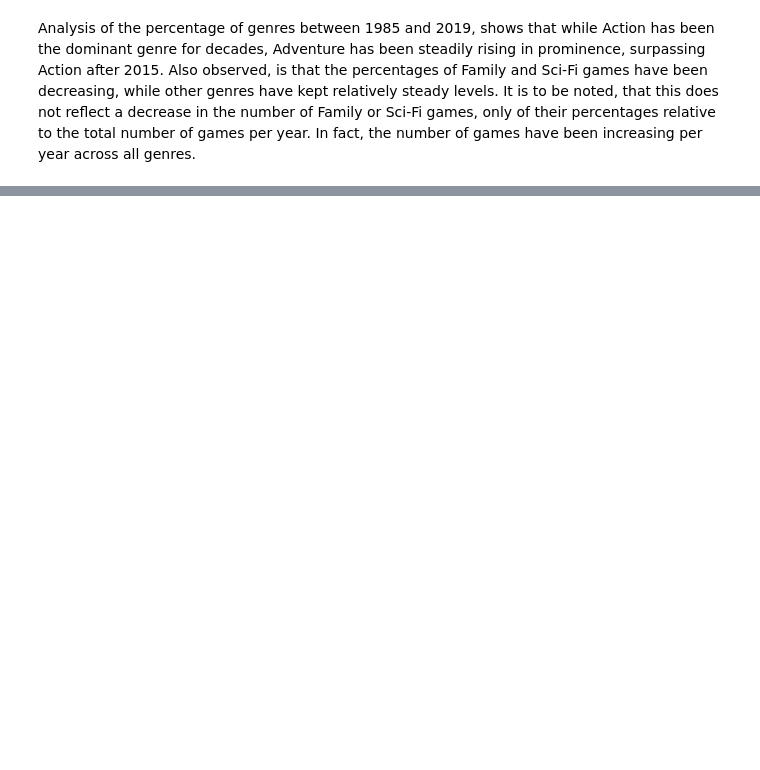
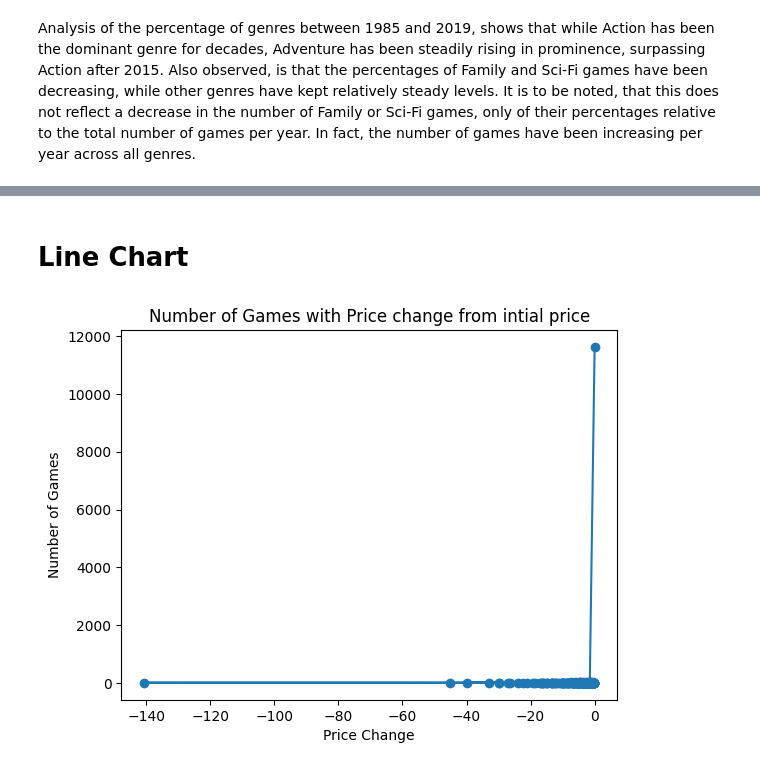
Before and after one commit to nardyjh/Project1-Group7, a Jupyter notebook: project1_Group7_game.ipynb, the cells around one changed output, grey strips where cells are left out. Drawn from its saved outputs; the diff is of its cells as text; code cells hidden in the pictures; blank space fills up the shorter version.

```diff
--- a/project1_Group7_game.ipynb
+++ b/project1_Group7_game.ipynb
@@ -583,0 +604,4 @@ Also observed, is that the percentages of Family and Sci-Fi games have been decr
+# %%
+#Price Change Analysis
+pc_change_df=cleaned_data_df["ChangePrice"].value_counts().reset_index().rename(columns={"index": "value", 0: "count"})
+pc_change_df
@@ -583,0 +651,12 @@ Also observed, is that the percentages of Family and Sci-Fi games have been decr
+# %% [markdown]
+# Line Chart
+# %%
+x_values_p=pc_change_df["ChangePrice"]
+y_values_n=pc_change_df["count"]
+plt.plot(x_values_p,y_values_n,marker="o")
+plt.xlabel("Price Change")
+plt.ylabel("Number of Games")
+plt.title("Number of Games with Price change from intial price")
+plt.show()
+# %% [output]
+[figure, added]
```
Also changed, not shown: parts of 106 cells of this notebook.
